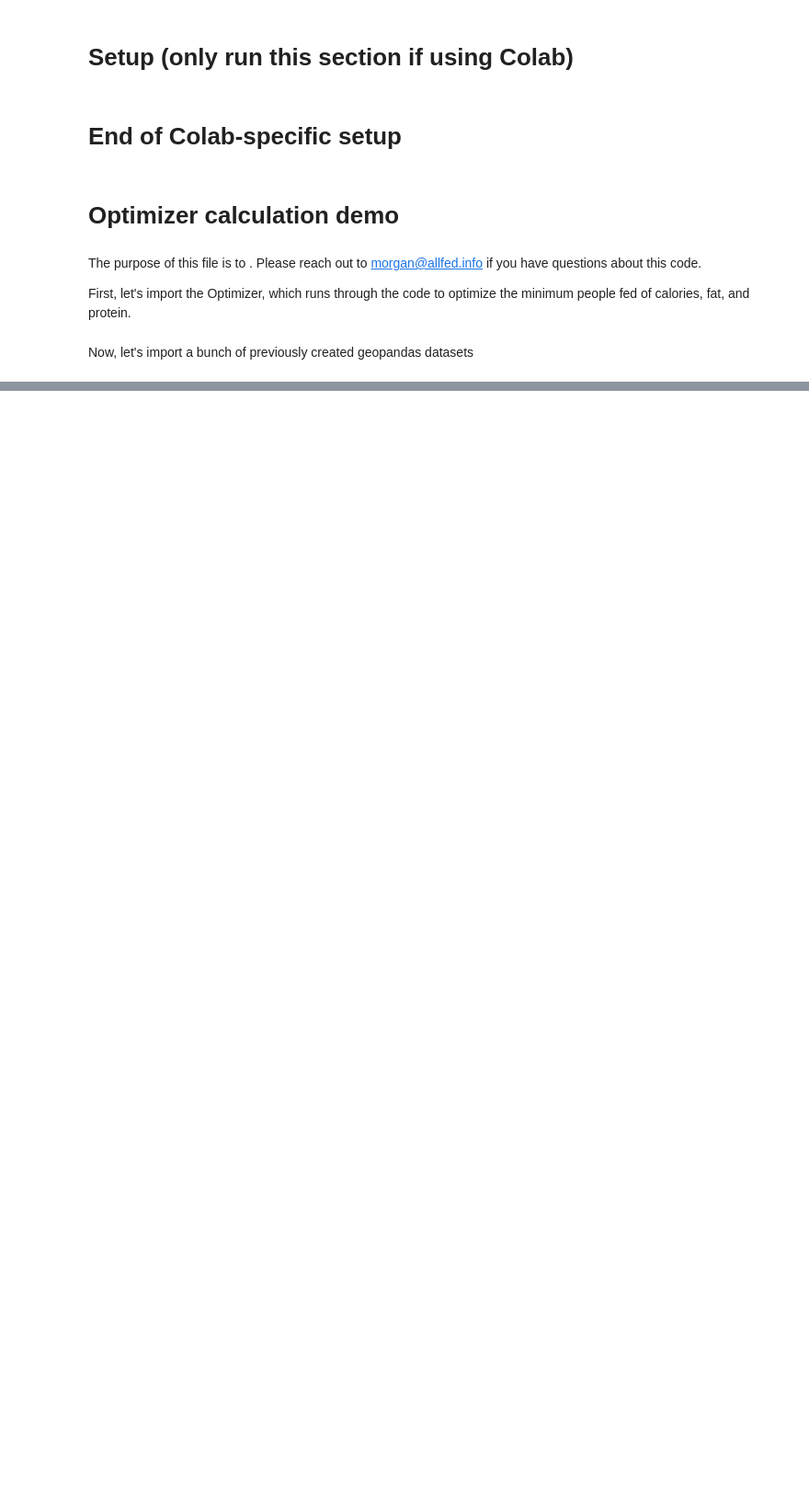
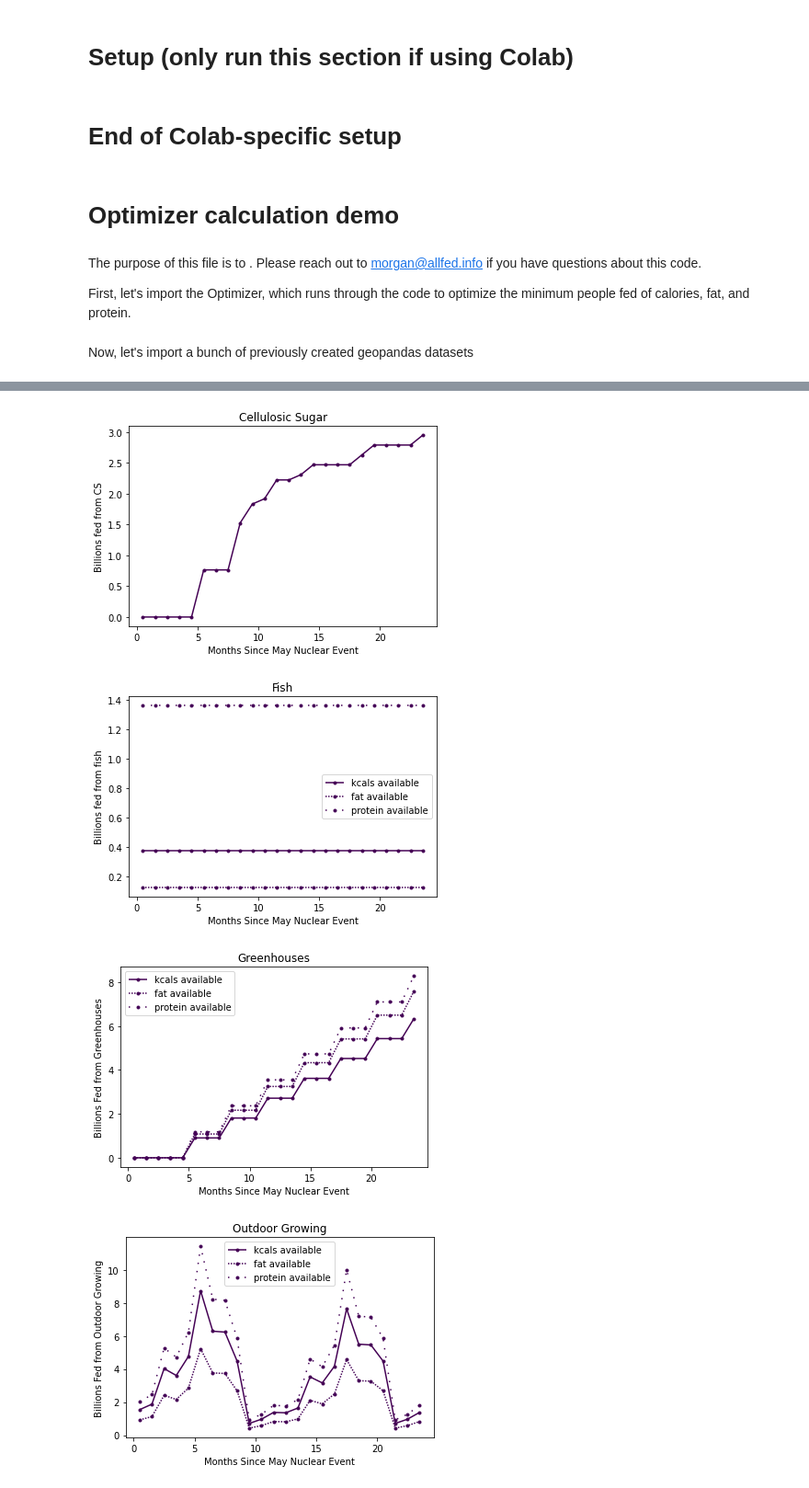
Before and after one commit to allfed/allfed-integrated-model, a Jupyter notebook: notebooks/example_optimize.ipynb, the cells around one changed output, grey strips where cells are left out. Shown at 92% size. Saved outputs shown, nothing was run; the diff lists cells and outputs as text; code cells hidden in the pictures; blank space fills up the shorter version.

Commit message:
added jupyter plots

```diff
--- a/notebooks/example_optimize.ipynb
+++ b/notebooks/example_optimize.ipynb
@@ -143,0 +159,41 @@ max fed
+# %%
+
+if(constants['inputs']['ADD_CELLULOSIC_SUGAR']):
+    Plotter.plot_CS(time_months_middle,analysis)
+    # pass
+
+if(constants['inputs']['ADD_FISH']):
+    Plotter.plot_fish(time_months_middle,analysis)
+    # pass
+if(constants['inputs']['ADD_GREENHOUSES']):
+    Plotter.plot_GH(time_months_middle,analysis)
+    # pass
+if(constants['inputs']['ADD_OUTDOOR_GROWING']):
+    Plotter.plot_OG(time_months_middle,analysis)
+    # pass
+
+if(constants['inputs']['ADD_STORED_FOOD']):
+    Plotter.plot_stored_food(time_months,analysis)
+
+if(constants['inputs']['ADD_SEAWEED']):
+    Plotter.plot_seaweed(time_months_middle,analysis)
+
+if(constants['inputs']['ADD_NONEGG_NONDAIRY_MEAT']):
+    Plotter.plot_nonegg_nondairy_meat(time_months,analysis)
+    # pass
+if(constants['inputs']['ADD_DAIRY']):
+    Plotter.plot_dairy_cows(time_months_middle,analysis)
+    Plotter.plot_dairy(time_months_middle,analysis)
+    # pass
+
+Plotter.plot_people_fed(time_months_middle,analysis)
+Plotter.plot_people_fed_combined(time_months_middle,analysis)
+Plotter.plot_people_fed_kcals(time_months_middle,analysis)
+Plotter.plot_people_fed_fat(time_months_middle,analysis)
+Plotter.plot_people_fed_protein(time_months_middle,analysis)
+Plotter.plot_people_fed_comparison(time_months_middle,analysis)
+# %% [output]
+[figure, added]
+[figure, added]
+[figure, added]
+[figure, added]
```
Also changed, not shown: parts of 3 cells of this notebook.
